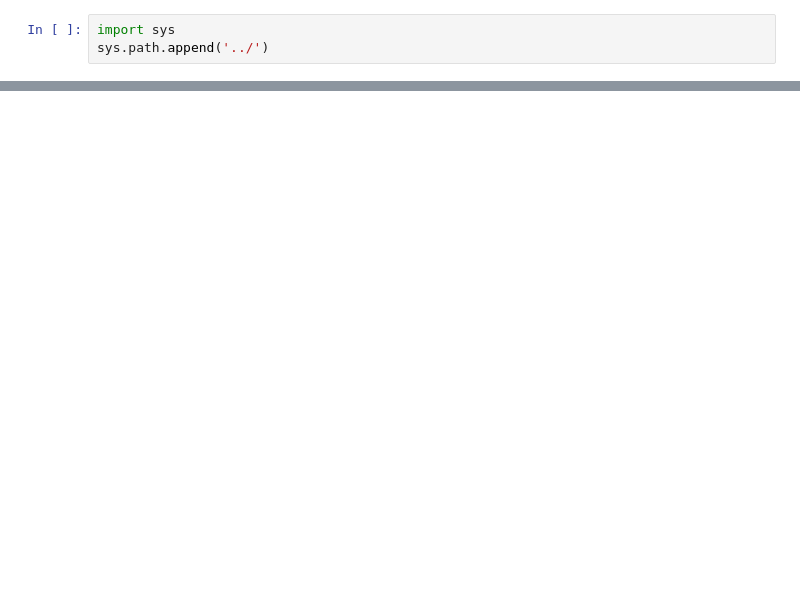
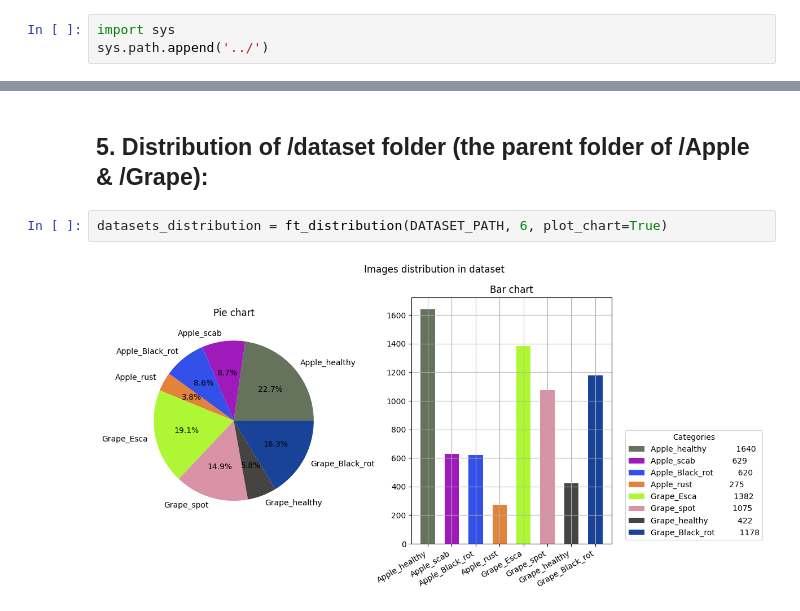
Before and after one commit to aallali/Leaf-Diseases-Classification, a Jupyter notebook: notebooks/000-Distribution.ipynb, the cells around one changed output, grey strips where cells are left out. Saved outputs shown, nothing was run; the diff lists cells and outputs as text; blank space fills up the shorter version.

```diff
--- a/notebooks/000-Distribution.ipynb
+++ b/notebooks/000-Distribution.ipynb
@@ -124,0 +93,6 @@ root_path : ../dataset/Grape
+# %% [markdown]
+## 5. Distribution of /dataset folder (the parent folder of /Apple & /Grape):
+# %%
+datasets_distribution = ft_distribution(DATASET_PATH, 6, plot_chart=True)
+# %% [output]
+[figure, added]
```
Also changed, not shown: parts of 25 cells of this notebook.
